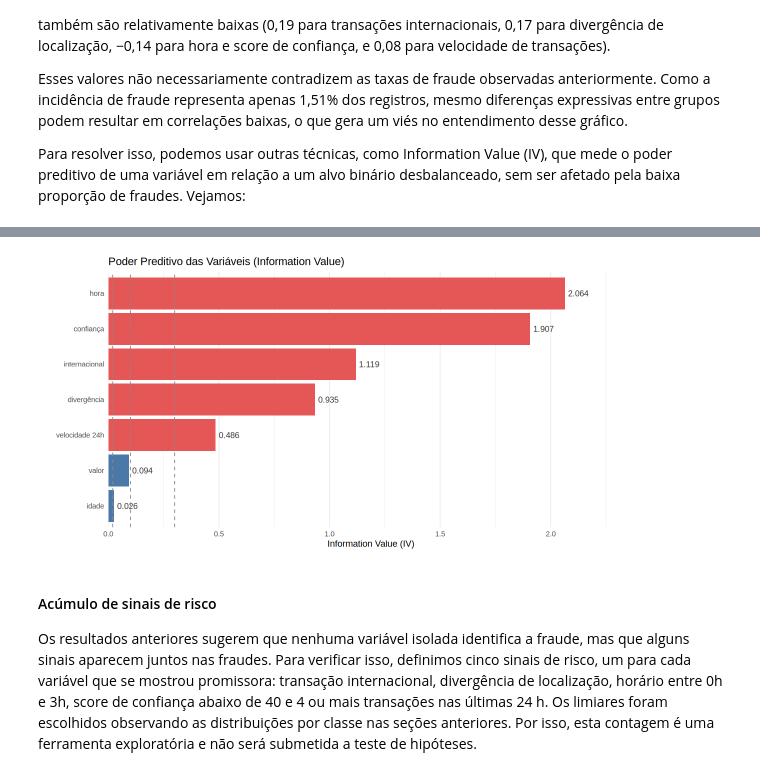
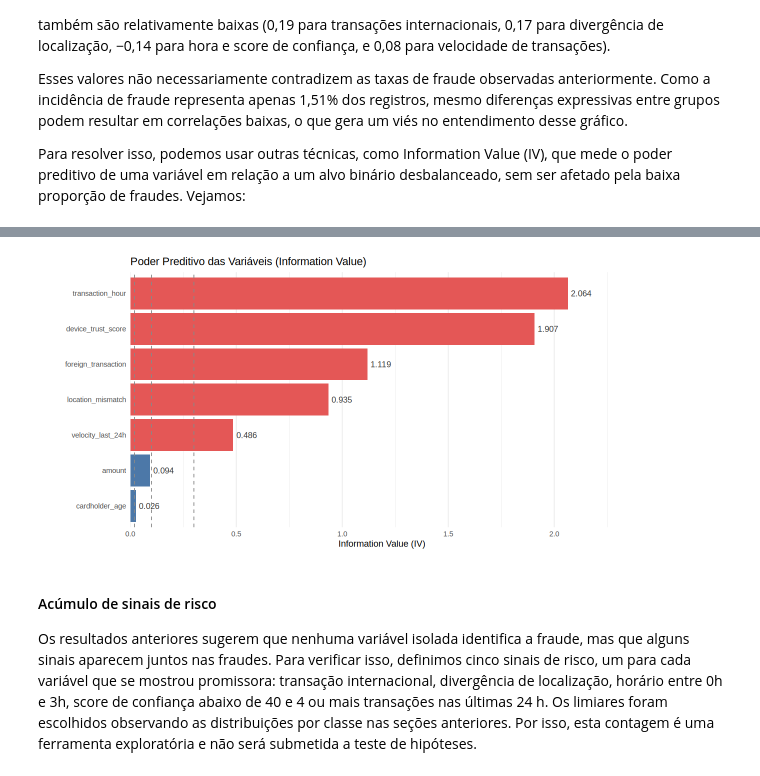
Before and after one commit to luiseduaardo/credit-card-fraud-detection, a Jupyter notebook: analysis.ipynb, the cells around one changed output, grey strips where cells are left out. Saved outputs shown, nothing was run; the diff lists cells and outputs as text; code cells hidden in the pictures.

```diff
--- a/analysis.ipynb
+++ b/analysis.ipynb
@@ -886,20 +840,26 @@ Installing package into ‘/usr/local/lib/R/site-library’
 # %%
-ggplot(tabela_iv, aes(x = reorder(nome_amigavel, IV), y = IV)) +
+dados_iv <- dados[, c(numericas, "foreign_transaction", "location_mismatch")]
+dados_iv$is_fraud <- as.integer(dados$is_fraud == "Fraude")
+
+IV_obj <- create_infotables(data = dados_iv, y = "is_fraud", bins = 10, parallel = FALSE)
+tabela_iv <- IV_obj$Summary
+
+ggplot(tabela_iv, aes(x = reorder(Variable, IV), y = IV)) +
   geom_col(aes(fill = IV >= 0.1), show.legend = FALSE) +
   geom_text(aes(label = sprintf("%.3f", IV)), hjust = -0.15, size = 3.5, color = "#333333") +
   geom_hline(yintercept = c(0.02, 0.1, 0.3), linetype = "dashed", color = "#888888") +
   scale_fill_manual(values = c("TRUE" = "#E45756", "FALSE" = "#4C78A8")) +
   scale_y_continuous(expand = expansion(mult = c(0, 0.15))) +
   coord_flip() +
   theme_minimal() +
   theme(panel.grid.major.y = element_blank()) +
   labs(
     title = "Poder Preditivo das Variáveis (Information Value)",
     x = NULL,
     y = "Information Value (IV)"
   )
 # %% [output]
-[figure, old version]
+[figure, new version]
 # %% [markdown]
 #### Acúmulo de sinais de risco
 
```
Also changed, not shown: parts of 20 cells of this notebook.
